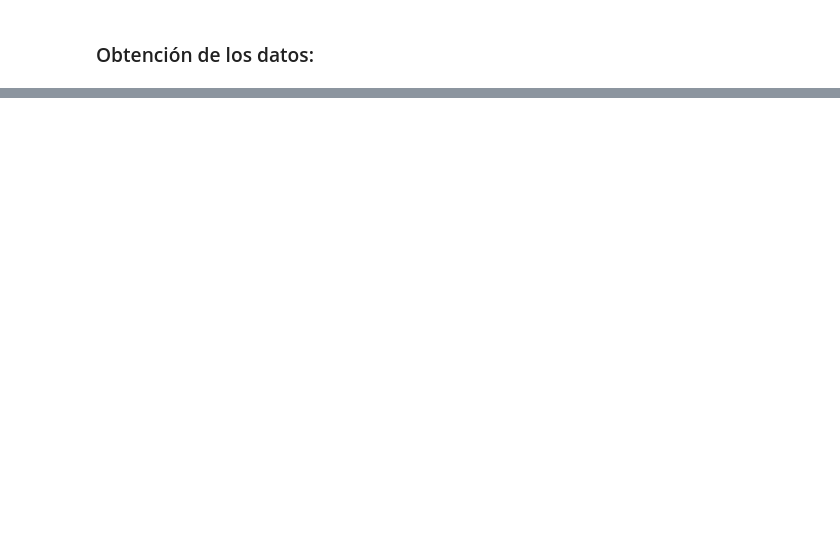
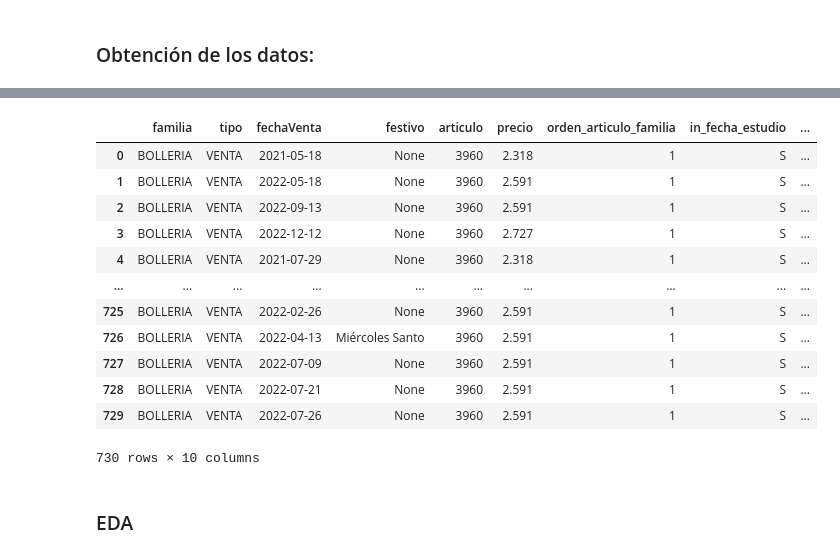
Before and after one commit to david12p/Datathon-CodeSpace, a Jupyter notebook: datathon.ipynb, the cells around one changed output, grey strips where cells are left out. Cells and saved outputs as stored; diff of their text form; code cells hidden in the pictures; blank space fills up the shorter version.

```diff
--- a/datathon.ipynb
+++ b/datathon.ipynb
@@ -288,0 +330,65 @@ conexion.commit()
+# %%
+class DatabaseConnection:
+    # Información necesaria para establecer la conexión a la BBDD:
+    def __init__(self, password,
+                 username="usuario1",
+                 host="database-1.cxlpff3hacbu.eu-west-3.rds.amazonaws.com",
+                 port=3306,
+                 database="classicmodels"):
+
+        self.__password = password
+        self.connection = pymysql.connect(
+            host=host,
+            user=username,
+            password=password,
+            db=database,
+            port=port,
+            charset='utf8mb4',
+            cursorclass=pymysql.cursors.DictCursor
+        )
+
+    def query_to_df(self, query):
+        try:
+            with self.connection.cursor() as cursor:
+                cursor.execute(query)
+                result = cursor.fetchall()
+                df = pd.DataFrame(result)
+            return df
+        except Exception as e:
+            print("Error al ejecutar la consulta:", e)
+        finally:
+            self.connection.close()
+
+# Query a consultar. Cambio de nombre de fechaVenta.
+# IMP: se omiten las columnas irrelevantes -> 'in_fecha_estudio' y 'tipo'
+query = """
+SELECT *
+FROM ventas_diarias_estudio
+WHERE ARTICULO = '3960'
+"""
+
+# Instaciar la clase con la contraseña de la BBDD
+database = DatabaseConnection("C0d35p4ce.")
+
+# Consultar la query anterior y devolverla como un dataframe de Pandas
+ventas = database.query_to_df(query)
+
+
+
+ventas
+# %% [output]
+|  | familia | tipo | fechaVenta | festivo | articulo | precio | orden_articulo_familia | in_fecha_estudio | ... |
+| 0 | BOLLERIA | VENTA | 2021-05-18 | None | 3960 | 2.318 | 1 | S | ... |
+| 1 | BOLLERIA | VENTA | 2022-05-18 | None | 3960 | 2.591 | 1 | S | ... |
+| 2 | BOLLERIA | VENTA | 2022-09-13 | None | 3960 | 2.591 | 1 | S | ... |
+| 3 | BOLLERIA | VENTA | 2022-12-12 | None | 3960 | 2.727 | 1 | S | ... |
+| 4 | BOLLERIA | VENTA | 2021-07-29 | None | 3960 | 2.318 | 1 | S | ... |
+| ... | ... | ... | ... | ... | ... | ... | ... | ... | ... |
+| 725 | BOLLERIA | VENTA | 2022-02-26 | None | 3960 | 2.591 | 1 | S | ... |
+| 726 | BOLLERIA | VENTA | 2022-04-13 | Miércoles Santo | 3960 | 2.591 | 1 | S | ... |
+| 727 | BOLLERIA | VENTA | 2022-07-09 | None | 3960 | 2.591 | 1 | S | ... |
+| 728 | BOLLERIA | VENTA | 2022-07-21 | None | 3960 | 2.591 | 1 | S | ... |
+| 729 | BOLLERIA | VENTA | 2022-07-26 | None | 3960 | 2.591 | 1 | S | ... |
+730 rows × 10 columns
+# %% [markdown]
+### EDA
```
Also changed, not shown: parts of 15 cells of this notebook.
